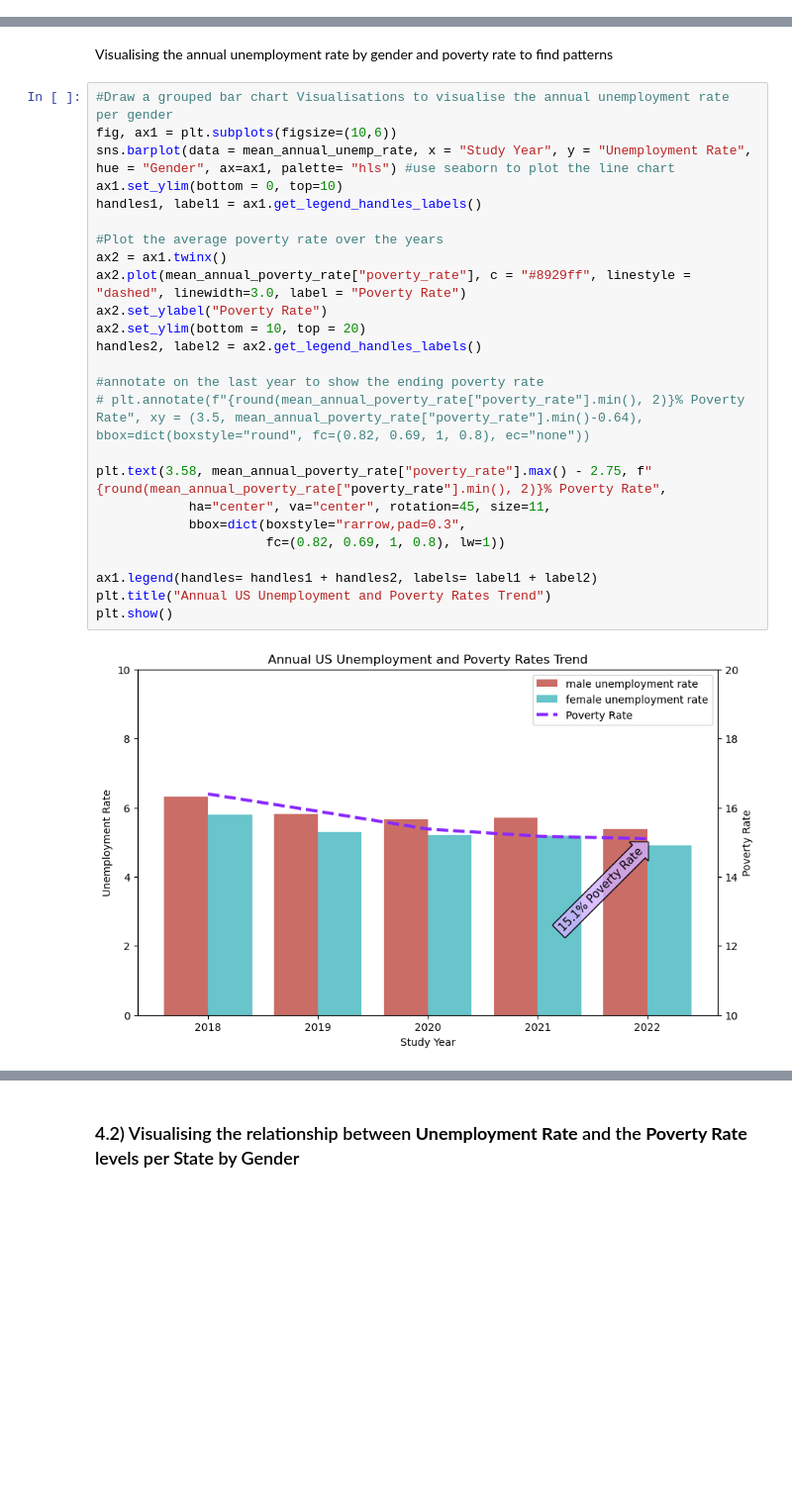
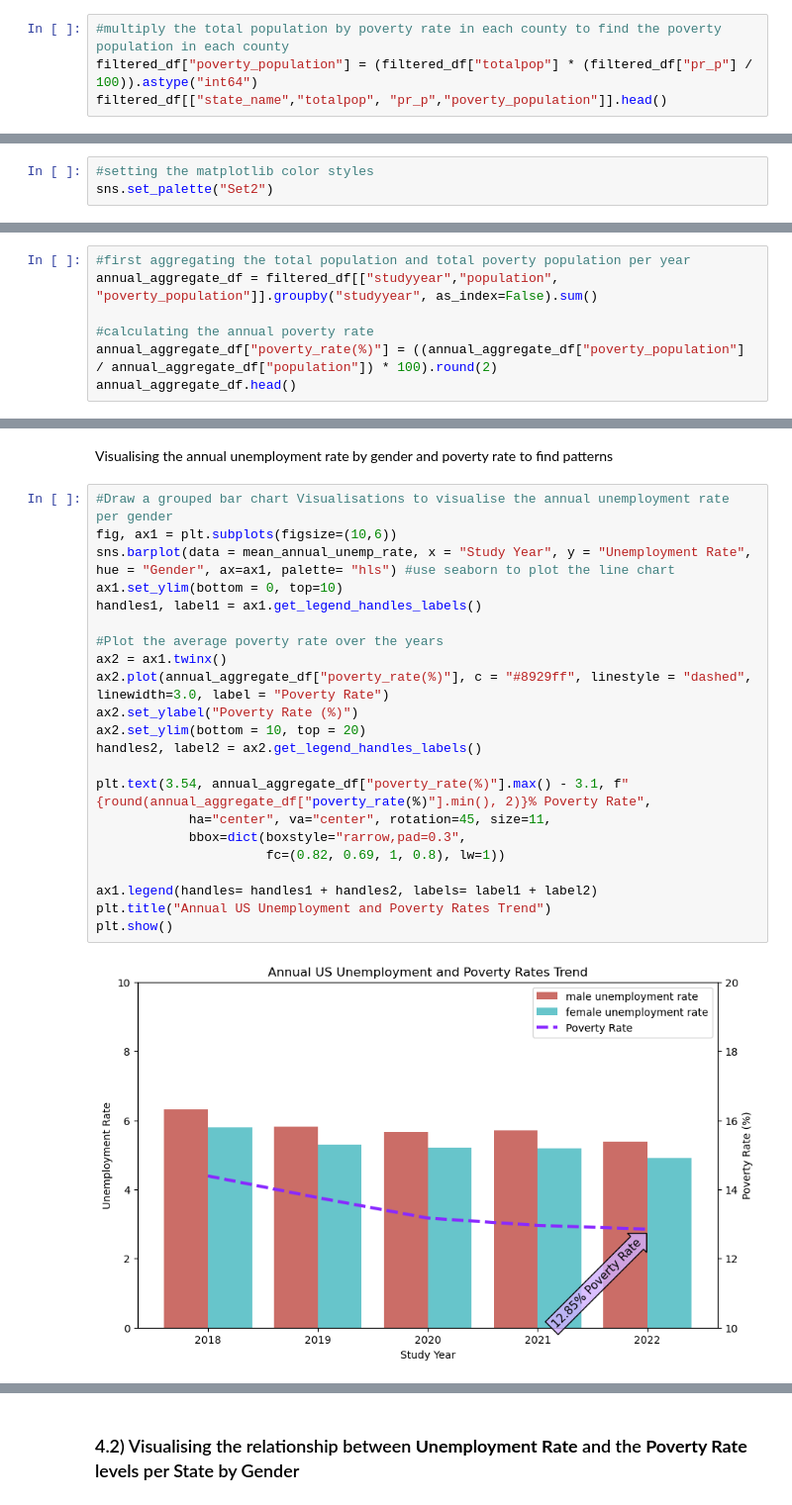
Before and after one commit to kaymighty86/us-poverty-rate-analysis, a Jupyter notebook: us_poverty_rate_analysis_notebook.ipynb, the cells around one changed output, grey strips where cells are left out. Shown at 99% size. Drawn from its saved outputs; the diff is of its cells as text; blank space fills up the shorter version.

```diff
--- a/us_poverty_rate_analysis_notebook.ipynb
+++ b/us_poverty_rate_analysis_notebook.ipynb
@@ -315,0 +313,4 @@ filtered_df.head(1)
+# %%
+#multiply the total population by poverty rate in each county to find the poverty population in each county
+filtered_df["poverty_population"] = (filtered_df["totalpop"] * (filtered_df["pr_p"] / 100)).astype("int64")
+filtered_df[["state_name","totalpop", "pr_p","poverty_population"]].head()
@@ -438,3 +426,6 @@ filtered_df[filtered_df["2022_med_household_inc"] == filtered_df["2022_med_house
+# %%
+#setting the matplotlib color styles
+sns.set_palette("Set2")
 # %% [markdown]
 ### 3.2) Checking the Distribution of each Variable and Showing Outliers
 
@@ -588,0 +684,7 @@ Female Unemployment Rate (Sorted by Study Year)
+# %%
+#first aggregating the total population and total poverty population per year
+annual_aggregate_df = filtered_df[["studyyear","population", "poverty_population"]].groupby("studyyear", as_index=False).sum()
+
+#calculating the annual poverty rate
+annual_aggregate_df["poverty_rate(%)"] = ((annual_aggregate_df["poverty_population"] / annual_aggregate_df["population"]) * 100).round(2)
+annual_aggregate_df.head()
@@ -608,29 +717,26 @@ Visualising the annual unemployment rate by gender and poverty rate to find patt
 # %%
 #Draw a grouped bar chart Visualisations to visualise the annual unemployment rate per gender
 fig, ax1 = plt.subplots(figsize=(10,6))
 sns.barplot(data = mean_annual_unemp_rate, x = "Study Year", y = "Unemployment Rate", hue = "Gender", ax=ax1, palette= "hls") #use seaborn to plot the line chart
 ax1.set_ylim(bottom = 0, top=10)
 handles1, label1 = ax1.get_legend_handles_labels()
 
 #Plot the average poverty rate over the years
 ax2 = ax1.twinx()
-ax2.plot(mean_annual_poverty_rate["poverty_rate"], c = "#8929ff", linestyle = "dashed", linewidth=3.0, label = "Poverty Rate")
-ax2.set_ylabel("Poverty Rate")
+ax2.plot(annual_aggregate_df["poverty_rate(%)"], c = "#8929ff", linestyle = "dashed", linewidth=3.0, label = "Poverty Rate")
+ax2.set_ylabel("Poverty Rate (%)")
 ax2.set_ylim(bottom = 10, top = 20)
 handles2, label2 = ax2.get_legend_handles_labels()
 
-#annotate on the last year to show the ending poverty rate
-# plt.annotate(f"{round(mean_annual_poverty_rate["poverty_rate"].min(), 2)}% Poverty Rate", xy = (3.5, mean_annual_poverty_rate["poverty_rate"].min()-0.64), bbox=dict(boxstyle="round", fc=(0.82, 0.69, 1, 0.8), ec="none"))
-
-plt.text(3.58, mean_annual_poverty_rate["poverty_rate"].max() - 2.75, f"{round(mean_annual_poverty_rate["poverty_rate"].min(), 2)}% Poverty Rate",
+plt.text(3.54, annual_aggregate_df["poverty_rate(%)"].max() - 3.1, f"{round(annual_aggregate_df["poverty_rate(%)"].min(), 2)}% Poverty Rate",
             ha="center", va="center", rotation=45, size=11,
             bbox=dict(boxstyle="rarrow,pad=0.3",
                       fc=(0.82, 0.69, 1, 0.8), lw=1))
 
 ax1.legend(handles= handles1 + handles2, labels= label1 + label2)
 plt.title("Annual US Unemployment and Poverty Rates Trend")
 plt.show()
 # %% [output]
-[figure, old version]
+[figure, new version]
 # %% [markdown]
 __Insights:__
```
Also changed, not shown: parts of 100 cells of this notebook, 3 other files.
